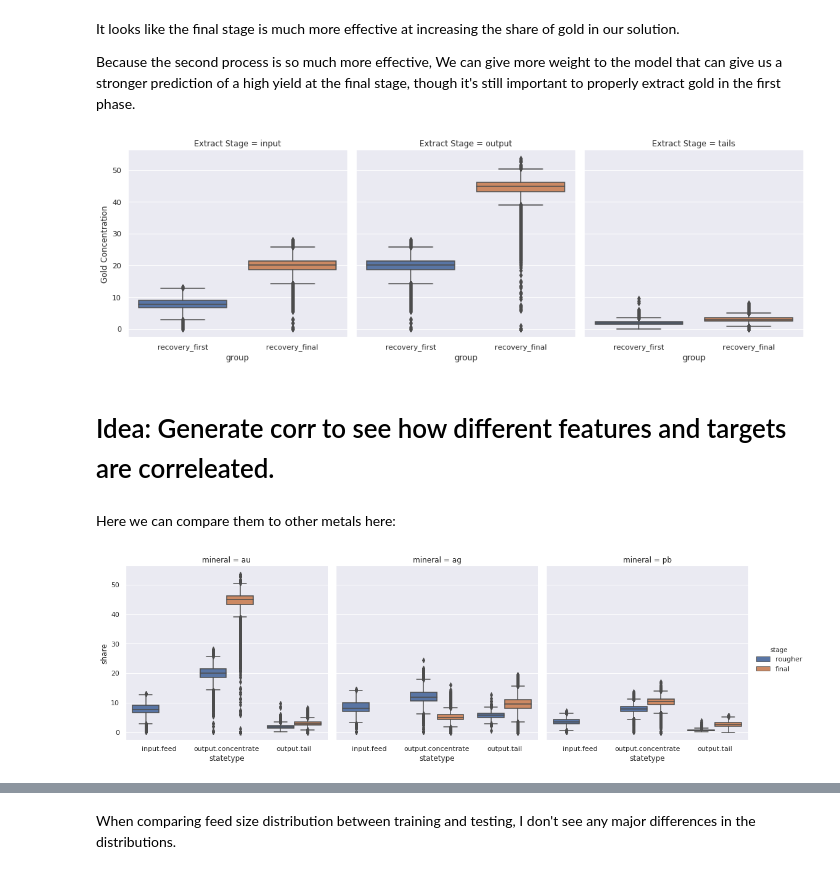
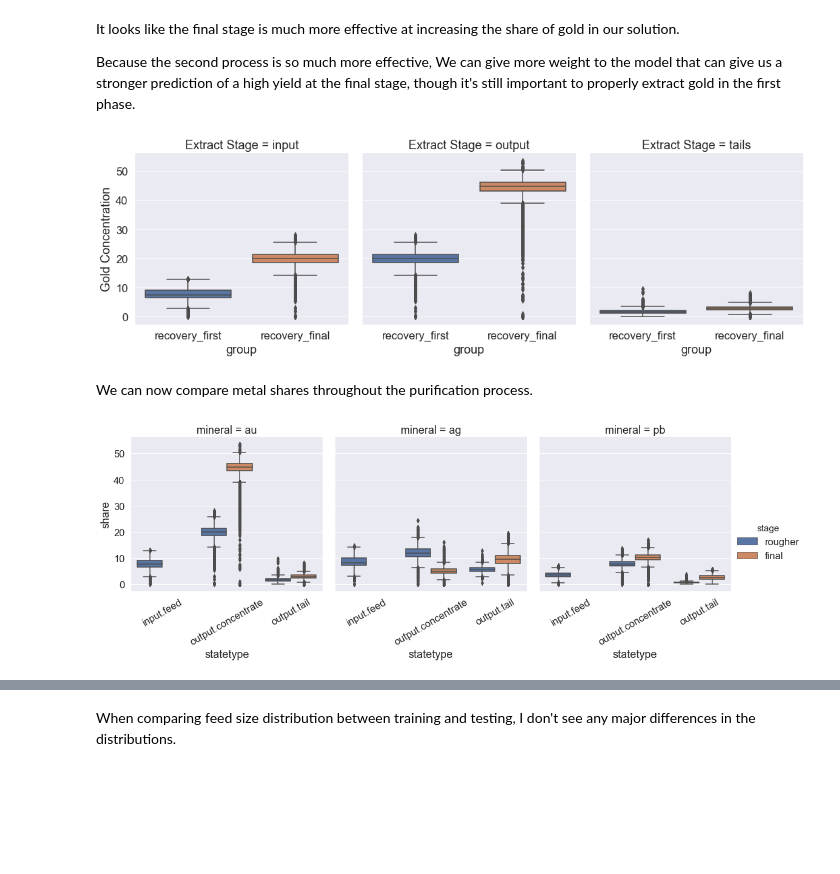
Before and after one commit to jordwil/ds_blog, a Jupyter notebook: _notebooks/2020-07-30-int-project-gold.ipynb, the cells around one changed output, grey strips where cells are left out. Cells and saved outputs as stored; diff of their text form; code cells hidden in the pictures; blank space fills up the shorter version.

Commit message:
change fig sizes, add scatterplots, correct path directories, add more project info

```diff
--- a/_notebooks/2020-07-30-int-project-gold.ipynb
+++ b/_notebooks/2020-07-30-int-project-gold.ipynb
@@ -236,8 +242,10 @@ plt.show()
 # %%
 dfs = []
 for group, col_names in types.items():
-    vis_df = pd.melt(train[col_names], var_name='Extract Stage', value_name='Gold Concentration')
-    vis_df['group'] = group
+    vis_df = pd.melt(
+        train[col_names], var_name="Extract Stage", value_name="Gold Concentration"
+    )
+    vis_df["group"] = group
     dfs.append(vis_df)
 vis_df = pd.concat(dfs)
 # %%
@@ -256,34 +274,40 @@ It looks like the final stage is much more effective at increasing the share of
 
 Because the second process is so much more effective, We can give more weight to the model that can give us a stronger prediction of a high yield at the final stage, though it's still important to properly extract gold in the first phase.
 # %%
-#collapse
-sns.catplot(x='group', y='Gold Concentration', data=vis_df, col='Extract Stage', kind='box', col_order=order)
-plt.show()
+# collapse
+with sns.plotting_context("notebook", font_scale=1.5):
+    g = sns.catplot(
+        x="group",
+        y="Gold Concentration",
+        data=vis_df,
+        col="Extract Stage",
+        kind="box",
+        col_order=order,
+    )
 # %% [output]
-[figure, old version]
+[figure, new version]
-# %% [markdown]
-# Idea: Generate corr to see how different features and targets are correleated.
-# %% [markdown]
-Here we can compare them to other metals here:
+# %% [markdown]
+We can now compare metal shares throughout the purification process.
 # %%
 #collapse
-ele_df = ( train
- .loc[:,train.columns.str.match('|'.join(cats))]
- .melt(var_name='name', value_name='share')
+ele_df = train.loc[:, train.columns.str.match("|".join(cats))].melt(
+    var_name="name", value_name="share"
 )
-pattern = r'(?P<stage>\w+)\.(?P<statetype>\w+\.\w+)_(?P<mineral>\w\w)'
-ele_df = ele_df.join(ele_df['name'].str.extract(pattern)).drop('name', axis=1)
+pattern = r"(?P<stage>\w+)\.(?P<statetype>\w+\.\w+)_(?P<mineral>\w\w)"
+ele_df = ele_df.join(ele_df["name"].str.extract(pattern)).drop("name", axis=1)
 
-sns.catplot(kind='box',
-            hue='stage',
-            y='share',
-            data=ele_df,
-            col_order=['au', 'ag', 'pb'],
-           x='statetype',
-           col='mineral',
-           hue_order=['rougher', 'final'],
-           order=['input.feed', 'output.concentrate', 'output.tail']
-           )
-plt.show()
+with sns.plotting_context("notebook", font_scale=1.5):
+    g = sns.catplot(
+        kind="box",
+        hue="stage",
+        y="share",
+        data=ele_df,
+        col_order=["au", "ag", "pb"],
+        x="statetype",
+        col="mineral",
+        hue_order=["rougher", "final"],
+        order=["input.feed", "output.concentrate", "output.tail"],
+    )
+    g.set_xticklabels(rotation=30)
 # %% [output]
-[figure, old version]
+[figure, new version]
```
Also changed, not shown: parts of 50 cells of this notebook, 1 other file.
